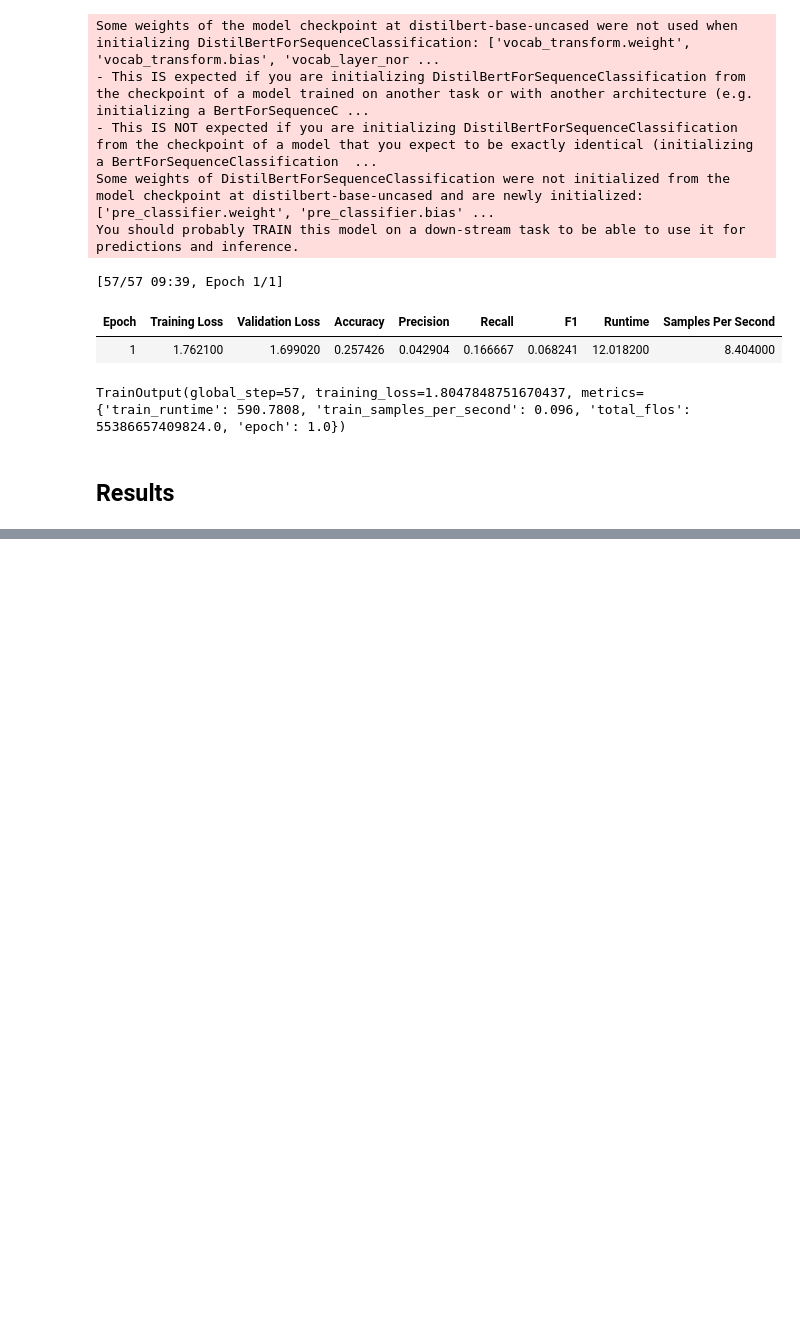
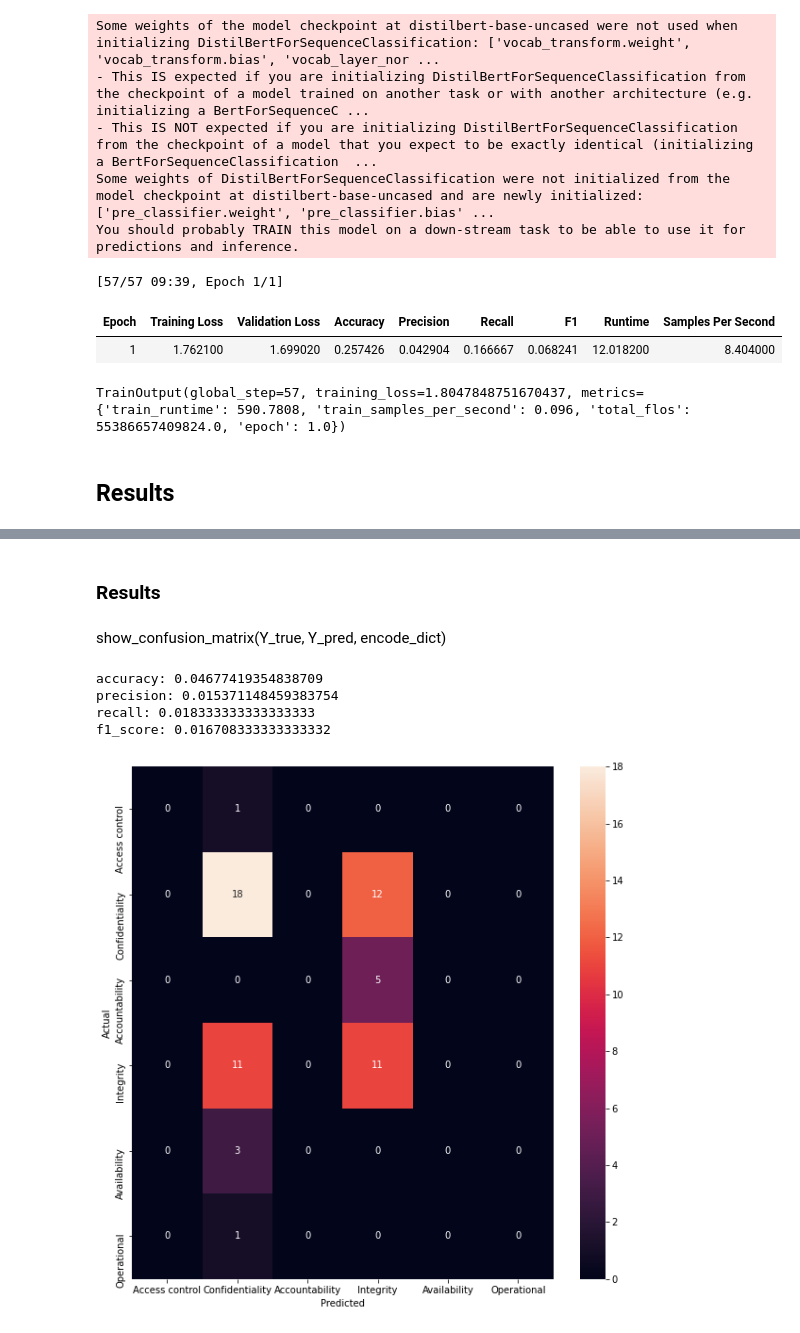
Before and after one commit to iambackend/thesis_code, a Jupyter notebook: notebooks/distilbert.ipynb, the cells around one changed output, grey strips where cells are left out. Drawn from its saved outputs; the diff is of its cells as text; code cells hidden in the pictures; blank space fills up the shorter version.

```diff
--- a/notebooks/distilbert.ipynb
+++ b/notebooks/distilbert.ipynb
@@ -55,6 +56,6 @@ print(len(train_dataset))
 # %%
 from transformers import DistilBertForSequenceClassification, Trainer, TrainingArguments, DistilBertTokenizerFast
-from sklearn.metrics import accuracy_score, precision_recall_fscore_support
+from src.utils import compute_metrics
 
 tokenizer = DistilBertTokenizerFast.from_pretrained('distilbert-base-uncased')
 
@@ -62,18 +63,6 @@ tokenizer = DistilBertTokenizerFast.from_pretrained('distilbert-base-uncased')
 torch.manual_seed(42)
 random.seed(42)
 np.random.seed(42)
-
-def compute_metrics(pred):
-    labels = pred.label_ids
-    preds = pred.predictions.argmax(-1)
-    precision, recall, f1, _ = precision_recall_fscore_support(labels, preds, average='macro')
-    acc = accuracy_score(labels, preds)
-    return {
-        'accuracy': acc,
-        'precision': precision,
-        'recall': recall,
-        'f1': f1
-    }
 
 training_args = TrainingArguments(
     output_dir='./results',          # output directory
@@ -125,0 +186,2 @@ show_confusion_matrix(model, train_dataset, encode_dict)
+# %% [markdown]
+### Results
@@ -125,0 +205,26 @@ show_confusion_matrix(model, train_dataset, encode_dict)
+# %% [markdown]
+show_confusion_matrix(Y_true, Y_pred, encode_dict)
+# %%
+accuracy, precision, recall, f1_score = 0, 0, 0, 0
+
+for result in results:
+    accuracy += result['eval_accuracy']
+    precision += result['eval_precision']
+    recall += result['eval_recall']
+    f1_score += result['eval_f1']
+
+accuracy /= 10
+precision /= 10
+recall /= 10
+f1_score /= 10
+
+print(f'accuracy: {accuracy}\nprecision: {precision}\nrecall: {recall}\nf1_score: {f1_score}')
+# %% [output]
+accuracy: 0.04677419354838709
+precision: 0.015371148459383754
+recall: 0.018333333333333333
+f1_score: 0.016708333333333332
+# %%
+show_confusion_matrix(Y_true, Y_pred, encode_dict)
+# %% [output]
+[figure, added]
```
Also changed, not shown: parts of 7 cells of this notebook, 2 other files.
